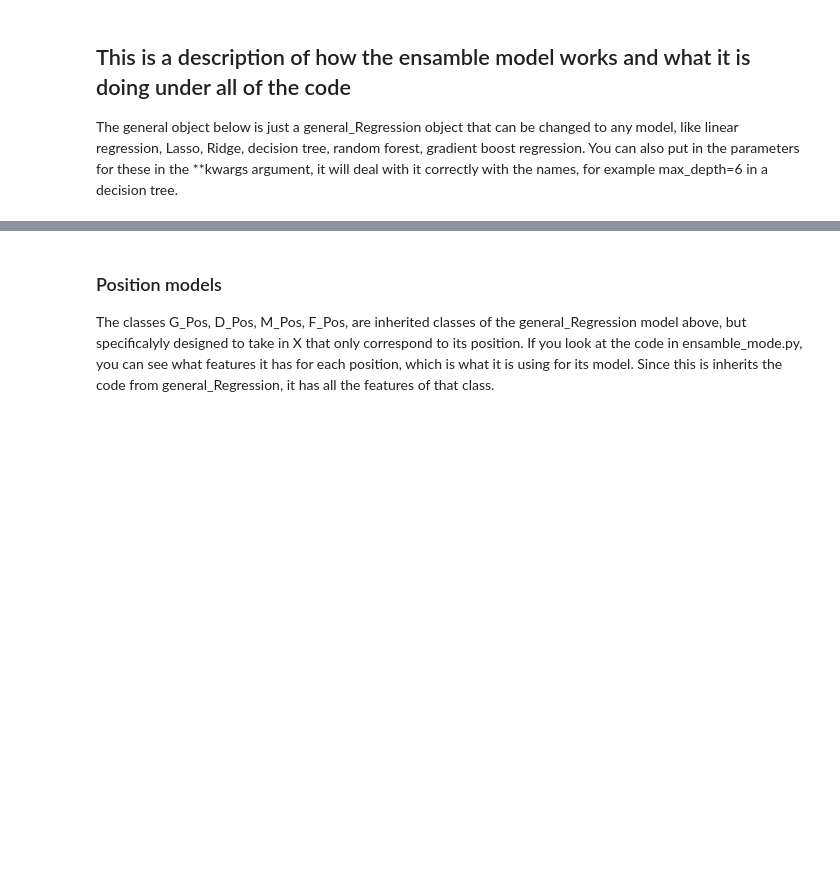
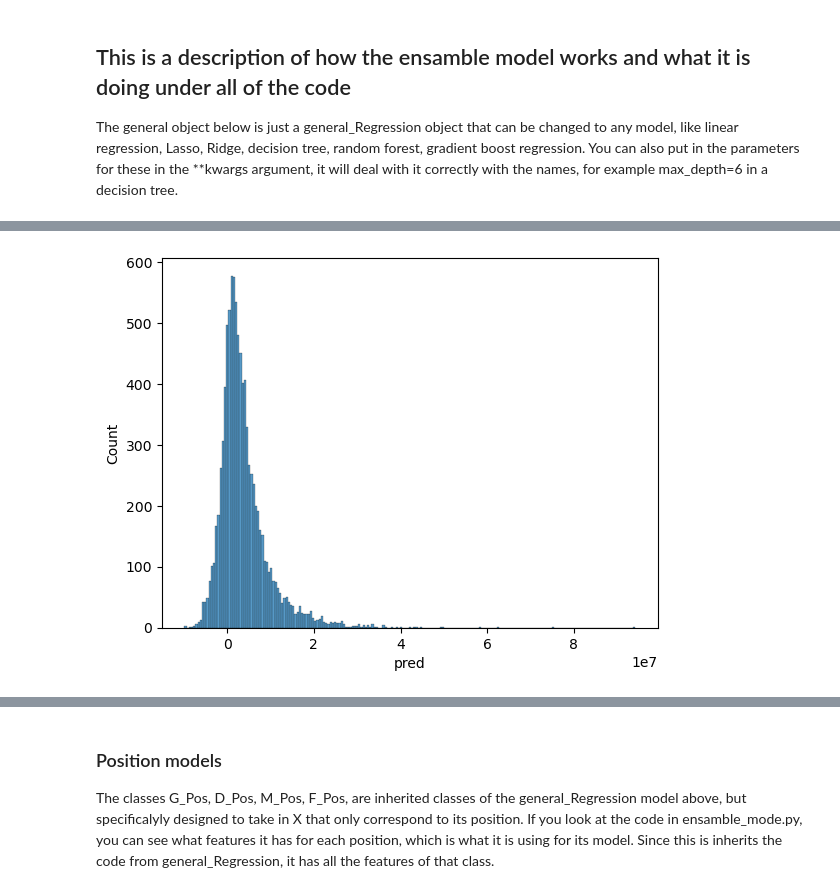
Before and after one commit to shadtome/Score-data, a Jupyter notebook: models/original_dataset/ensamble_model_training.ipynb, the cells around one changed output, grey strips where cells are left out. Saved outputs shown, nothing was run; the diff lists cells and outputs as text; code cells hidden in the pictures; blank space fills up the shorter version.

```diff
--- a/models/original_dataset/ensamble_model_training.ipynb
+++ b/models/original_dataset/ensamble_model_training.ipynb
@@ -20,6 +25,6 @@ The general object below is just a general_Regression object that can be changed
 # %%
 # Baseline model, what we want to beat!
 
-general = em.general_Regression(train,type='LR', scale='log')
+general = em.general_Regression(train,type='LR')
 general.perform_CV()
 # %% [output]
@@ -39,0 +45,6 @@ MAPE for test: mean: 0.055975024830683597 std: 0.0016292739650968886
+# %%
+# experiment and look at the residuals and predictions:
+bl_train = train.copy()
+bl_train['pred'] = general.predict(bl_train)
+bl_train['residual'] = bl_train[general.target] - bl_train['pred']
+bl_train.head()
@@ -39,0 +59,6 @@ MAPE for test: mean: 0.055975024830683597 std: 0.0016292739650968886
+# %%
+# lets look at the distribution of the target:
+sns.histplot(bl_train,x='pred')
+plt.show()
+# %% [output]
+[figure, added]
```
Also changed, not shown: parts of 33 cells of this notebook, 14 other files.
